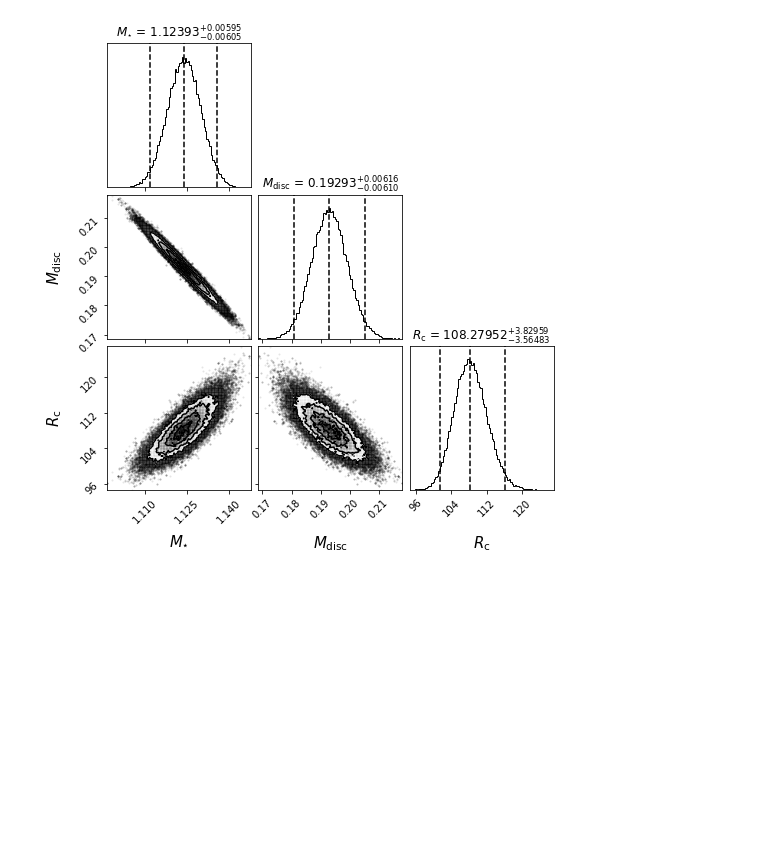
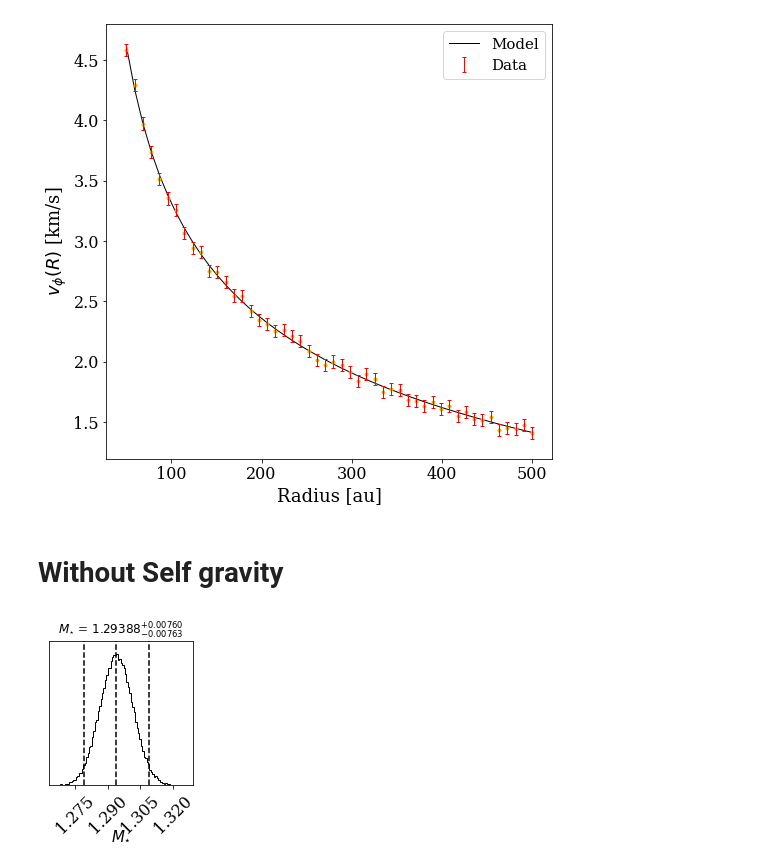
Before and after one commit to crislong/DySc, a Jupyter notebook: DySc/Tutorial.ipynb, the cells around one changed output. Cells and saved outputs as stored; diff of their text form; code cells hidden in the pictures; blank space fills up the shorter version.

```diff
--- a/DySc/Tutorial.ipynb
+++ b/DySc/Tutorial.ipynb
@@ -3,3 +3,8 @@ import numpy as np
 import myfunctions as mf
 import class_rotationcurve as rc
 import matplotlib.pyplot as plt
+plt.rc('xtick', labelsize=16)
+plt.rc('ytick', labelsize=16)
+plt.rcParams.update({'font.size': 15})
+fontw = {'family' : 'serif','sans-serif': 'Serif'}
+plt.rc('font', **fontw)
@@ -23,0 +18,7 @@ plt.yscale('log')
+# %%
+radius = np.loadtxt('Tutorial_data/radius_au.txt')
+velocity = np.loadtxt('Tutorial_data/velocity_kms.txt')
+error_velocity = np.loadtxt('Tutorial_data/errorvelocity_kms.txt')
+
+hr_100au = 0.095
+height = 1/50 * radius
@@ -24,7 +34,13 @@ plt.yscale('log')
+# %%
+rcurve3.plot_model()
+# %% [output]
+[figure, added]
+# %% [markdown]
+# Without Self gravity
 # %%
-rcurve = rc.rotationcurve(trial, dtrial, radius, 1/50 * radius, hr, 100, model=3)
+rcurve2 = rc.rotationcurve(velocity, error_velocity, radius, 1/50 * radius, hr_100au, 100., model=2)
 # %%
-rcurve.fit(150, 1000,1000)
+rcurve2.fit(150, 1000,1000)
 # %% [output]
-[figure, old version]
+[figure, new version]
 # %%
```
Also changed, not shown: parts of 7 cells of this notebook, 6 other files.
